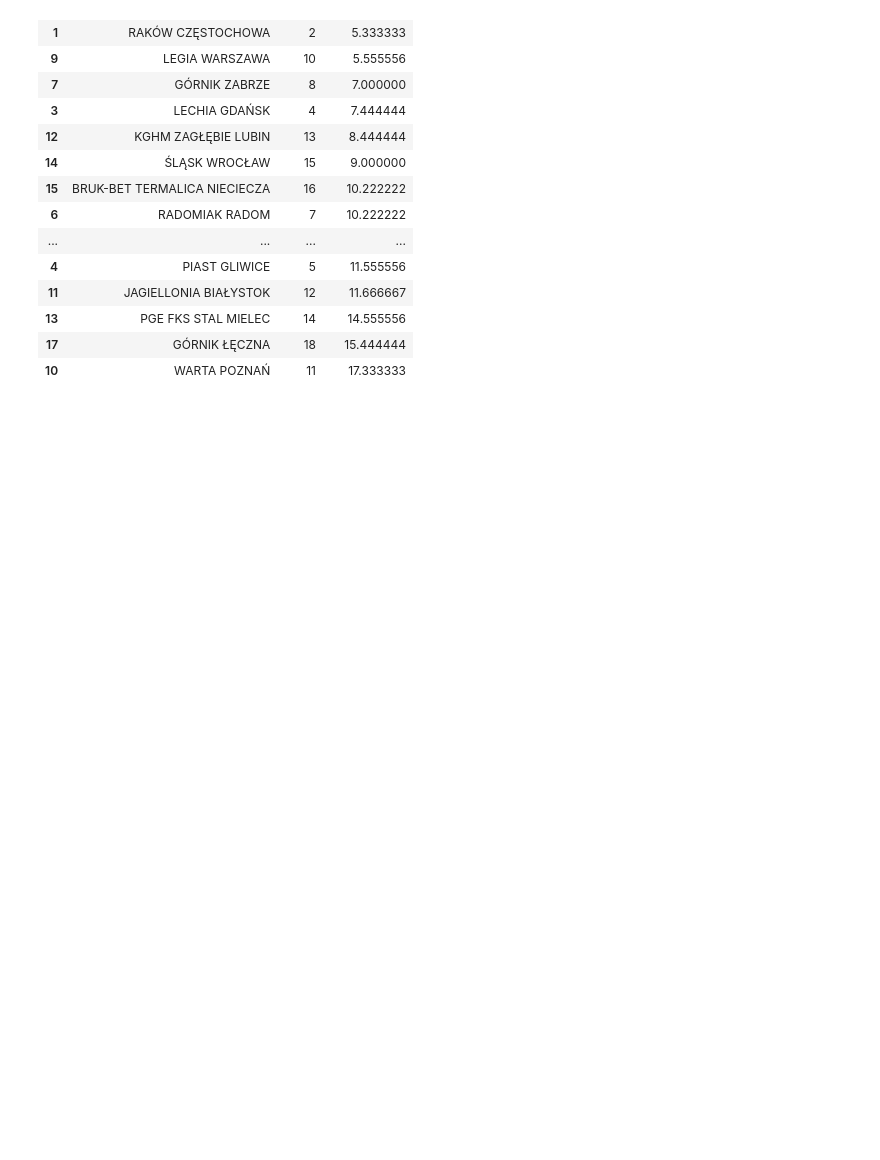
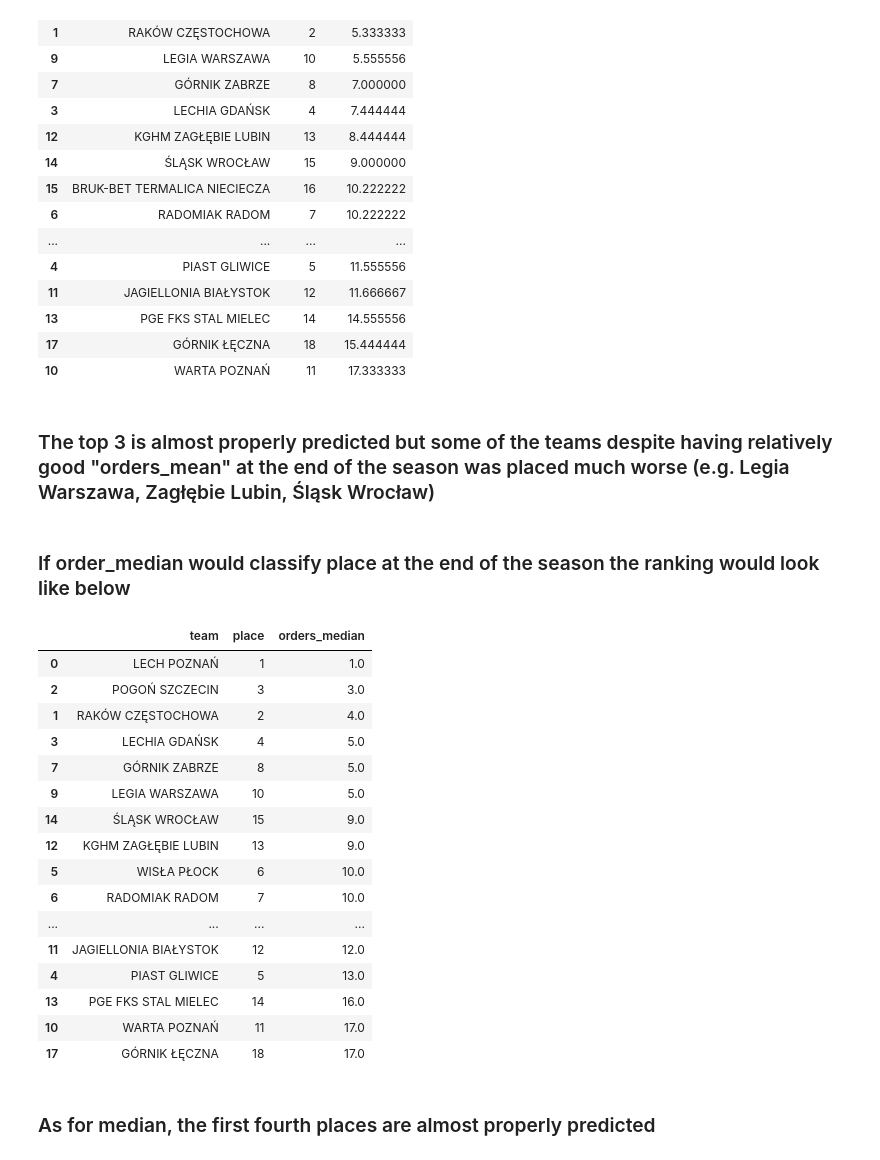
Before and after one commit to MaciejMalewicz778/ekstraklasa_scrapping_and_analysis, a Jupyter notebook: analysis.ipynb, the cells around one changed output. Drawn from its saved outputs; the diff is of its cells as text; code cells hidden in the pictures; blank space fills up the shorter version.

```diff
--- a/analysis.ipynb
+++ b/analysis.ipynb
@@ -560,3 +561,29 @@ display(HTML(scrollable_dataframe(data_joined[['team', 'place', 'orders_mean']].
 | 13 | PGE FKS STAL MIELEC | 14 | 14.555556 |
 | 17 | GÓRNIK ŁĘCZNA | 18 | 15.444444 |
 | 10 | WARTA POZNAŃ | 11 | 17.333333 |
+# %% [markdown]
+### The top 3 is almost properly predicted but some of the teams despite having relatively good "orders_mean" at the end of the season was placed much worse (e.g. Legia Warszawa, Zagłębie Lubin, Śląsk Wrocław)
+# %% [markdown]
+### If order_median would classify place at the end of the season the ranking would look like below
+# %%
+display(HTML(scrollable_dataframe(data_joined[['team', 'place', 'orders_median']].sort_values(by='orders_median'))))
+# %% [output]
+|  | team | place | orders_median |
+| 0 | LECH POZNAŃ | 1 | 1.0 |
+| 2 | POGOŃ SZCZECIN | 3 | 3.0 |
+| 1 | RAKÓW CZĘSTOCHOWA | 2 | 4.0 |
+| 3 | LECHIA GDAŃSK | 4 | 5.0 |
+| 7 | GÓRNIK ZABRZE | 8 | 5.0 |
+| 9 | LEGIA WARSZAWA | 10 | 5.0 |
+| 14 | ŚLĄSK WROCŁAW | 15 | 9.0 |
+| 12 | KGHM ZAGŁĘBIE LUBIN | 13 | 9.0 |
+| 5 | WISŁA PŁOCK | 6 | 10.0 |
+| 6 | RADOMIAK RADOM | 7 | 10.0 |
+| ... | ... | ... | ... |
+| 11 | JAGIELLONIA BIAŁYSTOK | 12 | 12.0 |
+| 4 | PIAST GLIWICE | 5 | 13.0 |
+| 13 | PGE FKS STAL MIELEC | 14 | 16.0 |
+| 10 | WARTA POZNAŃ | 11 | 17.0 |
+| 17 | GÓRNIK ŁĘCZNA | 18 | 17.0 |
+# %% [markdown]
+### As for median, the first fourth places are almost properly predicted
```
Also changed, not shown: parts of 17 cells of this notebook.
